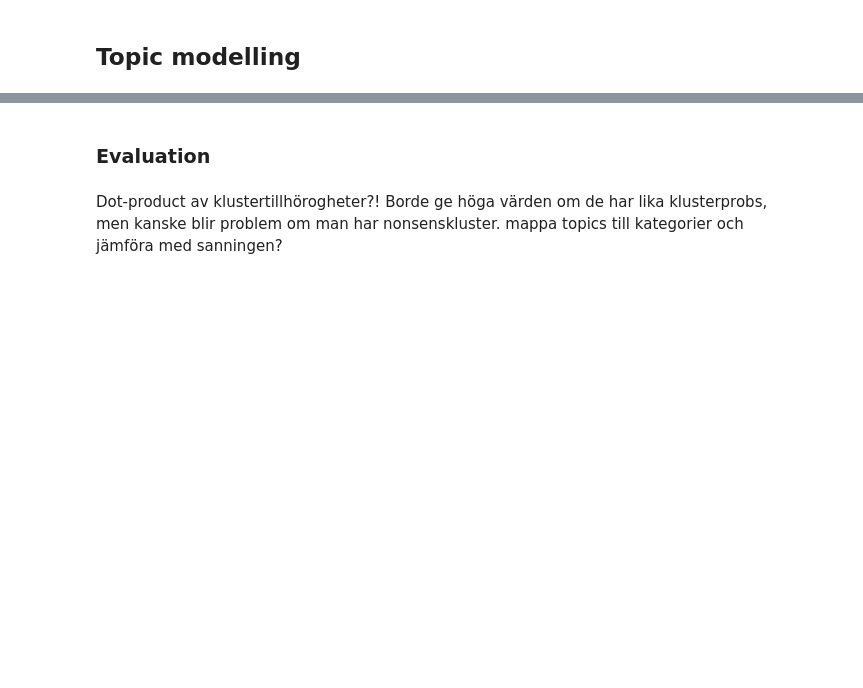
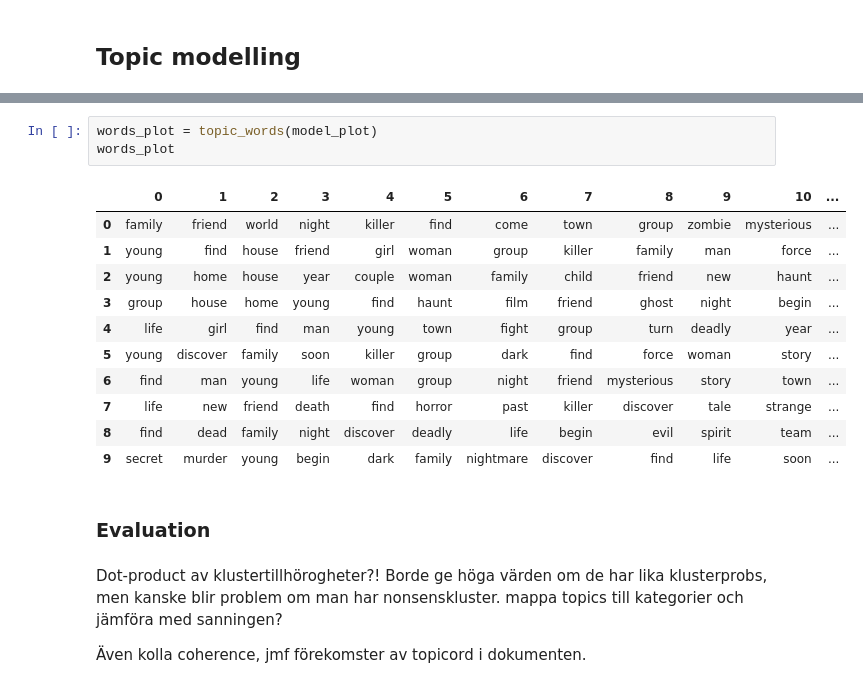
Before and after one commit to Napoleongl/A92_textmining_project, a Jupyter notebook: movie_clustering.ipynb, the cells around one changed output, grey strips where cells are left out. Drawn from its saved outputs; the diff is of its cells as text; blank space fills up the shorter version.

```diff
--- a/movie_clustering.ipynb
+++ b/movie_clustering.ipynb
@@ -121,5 +150,22 @@ topics
+# %%
+words_plot = topic_words(model_plot)
+words_plot
+# %% [output]
+|  | 0 | 1 | 2 | 3 | 4 | 5 | 6 | 7 | 8 | 9 | 10 | ... |
+| 0 | family | friend | world | night | killer | find | come | town | group | zombie | mysterious | ... |
+| 1 | young | find | house | friend | girl | woman | group | killer | family | man | force | ... |
+| 2 | young | home | house | year | couple | woman | family | child | friend | new | haunt | ... |
+| 3 | group | house | home | young | find | haunt | film | friend | ghost | night | begin | ... |
+| 4 | life | girl | find | man | young | town | fight | group | turn | deadly | year | ... |
+| 5 | young | discover | family | soon | killer | group | dark | find | force | woman | story | ... |
+| 6 | find | man | young | life | woman | group | night | friend | mysterious | story | town | ... |
+| 7 | life | new | friend | death | find | horror | past | killer | discover | tale | strange | ... |
+| 8 | find | dead | family | night | discover | deadly | life | begin | evil | spirit | team | ... |
+| 9 | secret | murder | young | begin | dark | family | nightmare | discover | find | life | soon | ... |
 # %% [markdown]
 ### Evaluation
 # %% [markdown]
 Dot-product av klustertillhörogheter?! Borde ge höga värden om de har lika klusterprobs, men kanske blir problem om man har nonsenskluster.
 mappa topics till kategorier och jämföra med sanningen?
+
+Även kolla coherence, jmf förekomster av topicord i dokumenten.
```
Also changed, not shown: parts of 15 cells of this notebook, 3 other files.
